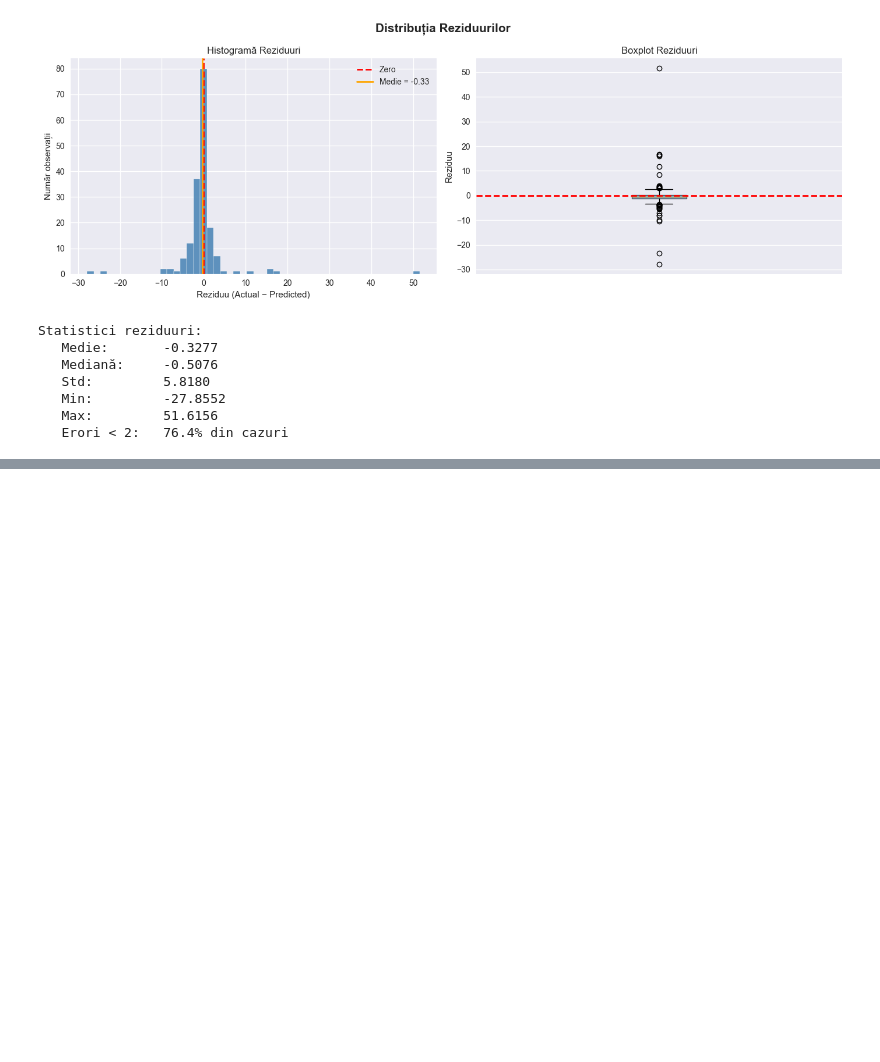
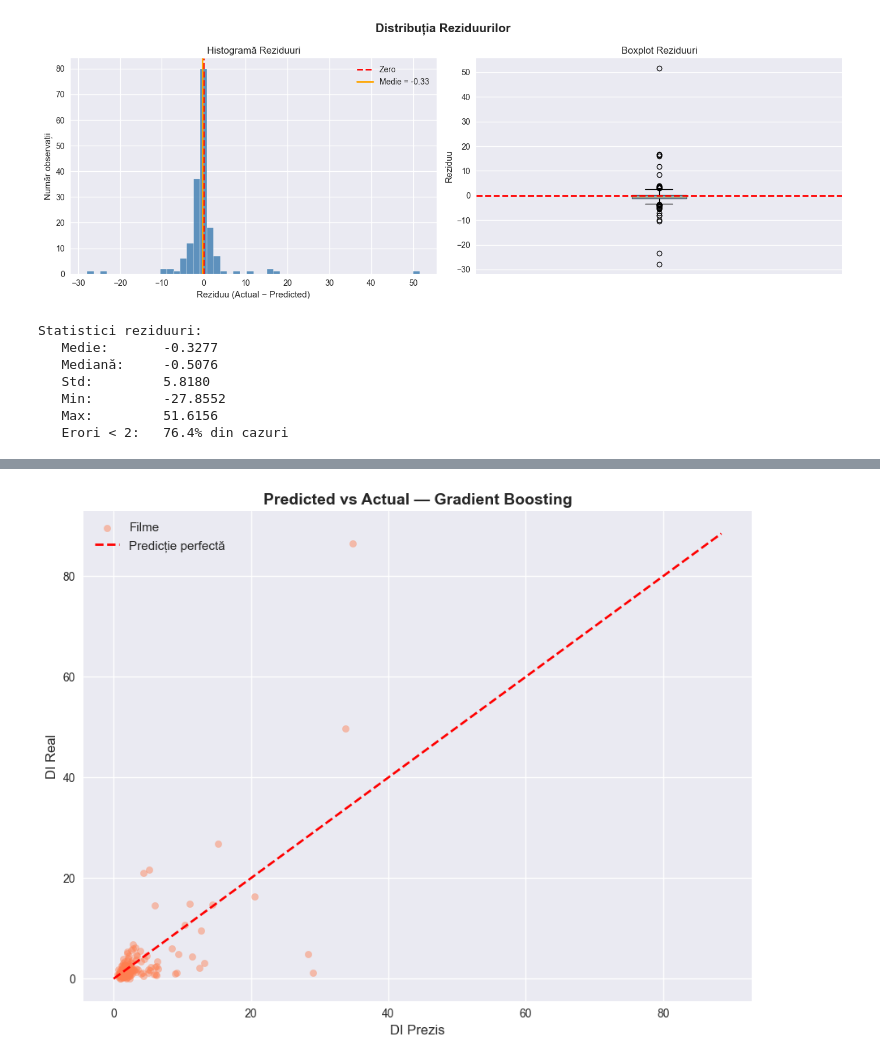
Before and after one commit to ccrinasandulescu/Anatomy-of-a-flop, a Jupyter notebook: notebooks/05_error_analysis.ipynb, the cells around one changed output, grey strips where cells are left out. Saved outputs shown, nothing was run; the diff lists cells and outputs as text; code cells hidden in the pictures; blank space fills up the shorter version.

```diff
--- a/notebooks/05_error_analysis.ipynb
+++ b/notebooks/05_error_analysis.ipynb
@@ -93,0 +108,17 @@ Statistici reziduuri:
+# %%
+plt.figure(figsize=(9, 7))
+
+plt.scatter(y_pred, y_test, alpha=0.45, color='coral', s=35, label='Filme')
+
+lim = max(y_test.max(), y_pred.max()) + 2
+plt.plot([0, lim], [0, lim], 'r--', linewidth=2, label='Predicție perfectă')
+
+plt.title('Predicted vs Actual — Gradient Boosting', fontsize=14, fontweight='bold')
+plt.xlabel('DI Prezis', fontsize=12)
+plt.ylabel('DI Real', fontsize=12)
+plt.legend(fontsize=11)
+plt.tight_layout()
+plt.savefig('../data/predicted_vs_actual.png', dpi=150, bbox_inches='tight')
+plt.show()
+# %% [output]
+[figure, added]
```
Also changed, not shown: parts of 17 cells of this notebook.
